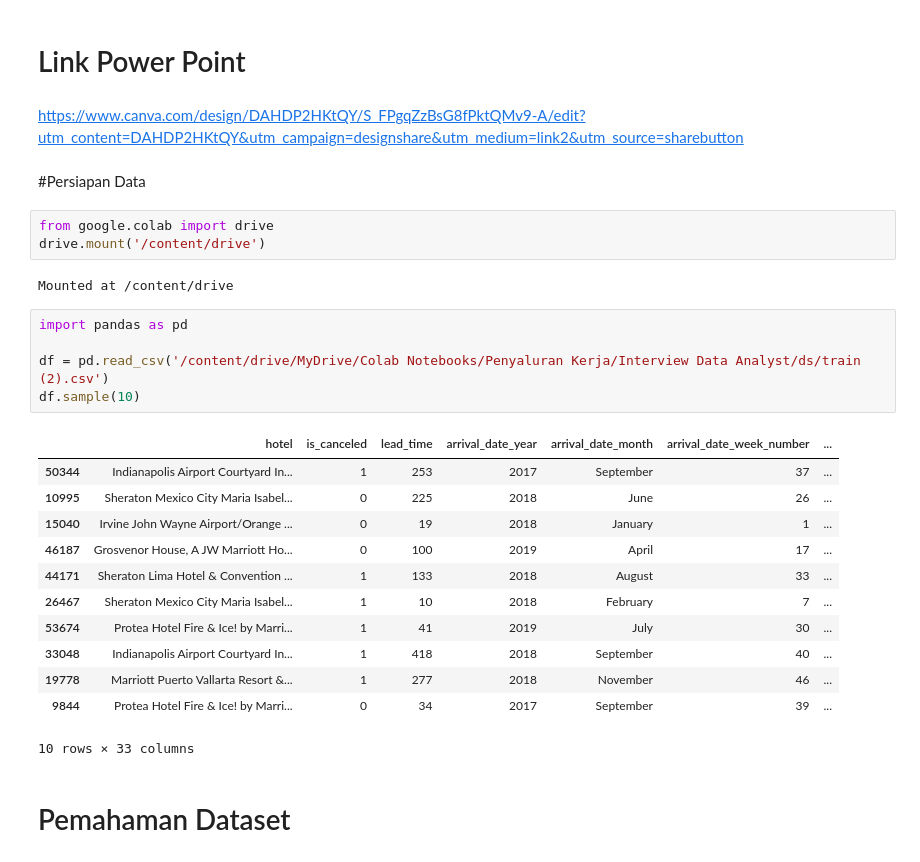
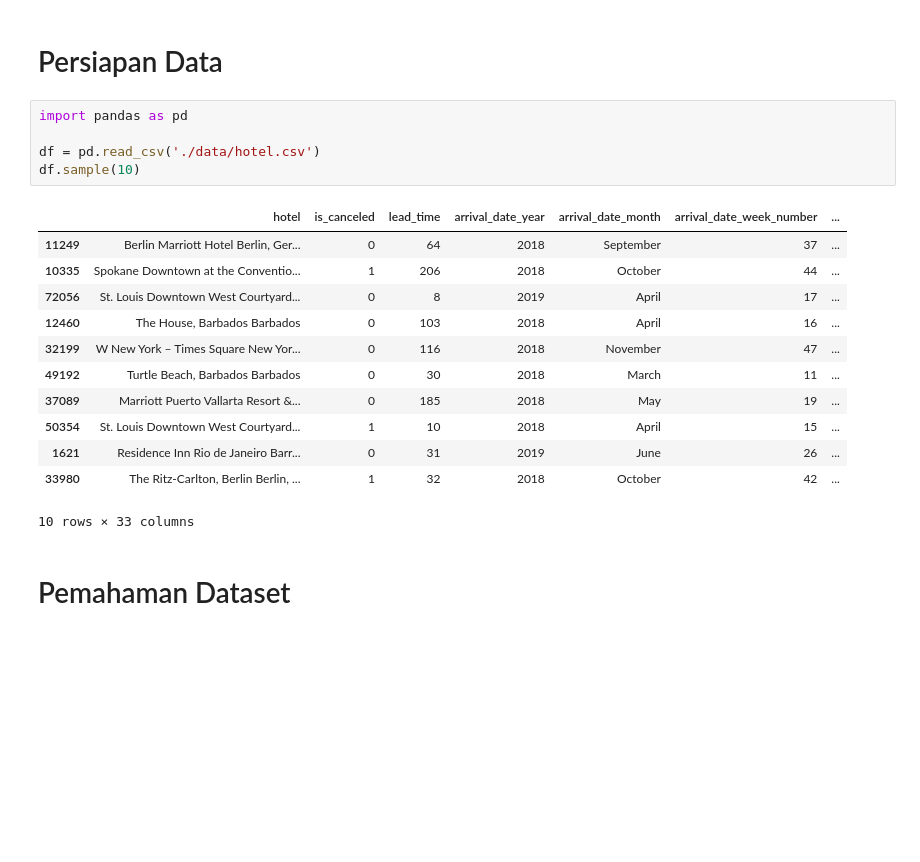
Before and after one commit to mherlypratama/Hotelcancelation, a Jupyter notebook: main.ipynb, the cells around one changed output. Cells and saved outputs as stored; diff of their text form; blank space fills up the shorter version.

```diff
--- a/main.ipynb
+++ b/main.ipynb
@@ -1,31 +1,22 @@
-# %% [markdown]
-# Link Power Point
-# %% [markdown]
-https://www.canva.com/design/DAHDP2HKtQY/S_FPgqZzBsG8fPktQMv9-A/edit?utm_content=DAHDP2HKtQY&utm_campaign=designshare&utm_medium=link2&utm_source=sharebutton
 # %% [markdown]
-#Persiapan Data
+# Persiapan Data
-# %%
-from google.colab import drive
-drive.mount('/content/drive')
-# %% [output]
-Mounted at /content/drive
 # %%
 import pandas as pd
 
-df = pd.read_csv('/content/drive/MyDrive/Colab Notebooks/Penyaluran Kerja/Interview Data Analyst/ds/train (2).csv')
+df = pd.read_csv('./data/hotel.csv')
 df.sample(10)
 # %% [output]
 |  | hotel | is_canceled | lead_time | arrival_date_year | arrival_date_month | arrival_date_week_number | ... |
-| 50344 | Indianapolis Airport Courtyard In... | 1 | 253 | 2017 | September | 37 | ... |
-| 10995 | Sheraton Mexico City Maria Isabel... | 0 | 225 | 2018 | June | 26 | ... |
-| 15040 | Irvine John Wayne Airport/Orange ... | 0 | 19 | 2018 | January | 1 | ... |
-| 46187 | Grosvenor House, A JW Marriott Ho... | 0 | 100 | 2019 | April | 17 | ... |
-| 44171 | Sheraton Lima Hotel & Convention ... | 1 | 133 | 2018 | August | 33 | ... |
-| 26467 | Sheraton Mexico City Maria Isabel... | 1 | 10 | 2018 | February | 7 | ... |
-| 53674 | Protea Hotel Fire & Ice! by Marri... | 1 | 41 | 2019 | July | 30 | ... |
-| 33048 | Indianapolis Airport Courtyard In... | 1 | 418 | 2018 | September | 40 | ... |
-| 19778 | Marriott Puerto Vallarta Resort &... | 1 | 277 | 2018 | November | 46 | ... |
-| 9844 | Protea Hotel Fire & Ice! by Marri... | 0 | 34 | 2017 | September | 39 | ... |
+| 11249 | Berlin Marriott Hotel Berlin, Ger... | 0 | 64 | 2018 | September | 37 | ... |
+| 10335 | Spokane Downtown at the Conventio... | 1 | 206 | 2018 | October | 44 | ... |
+| 72056 | St. Louis Downtown West Courtyard... | 0 | 8 | 2019 | April | 17 | ... |
+| 12460 | The House, Barbados Barbados | 0 | 103 | 2018 | April | 16 | ... |
+| 32199 | W New York – Times Square New Yor... | 0 | 116 | 2018 | November | 47 | ... |
+| 49192 | Turtle Beach, Barbados Barbados | 0 | 30 | 2018 | March | 11 | ... |
+| 37089 | Marriott Puerto Vallarta Resort &... | 0 | 185 | 2018 | May | 19 | ... |
+| 50354 | St. Louis Downtown West Courtyard... | 1 | 10 | 2018 | April | 15 | ... |
+| 1621 | Residence Inn Rio de Janeiro Barr... | 0 | 31 | 2019 | June | 26 | ... |
+| 33980 | The Ritz-Carlton, Berlin Berlin, ... | 1 | 32 | 2018 | October | 42 | ... |
 10 rows × 33 columns
 # %% [markdown]
 # Pemahaman Dataset
```
Also changed, not shown: parts of 17 cells of this notebook, 1 other file.
